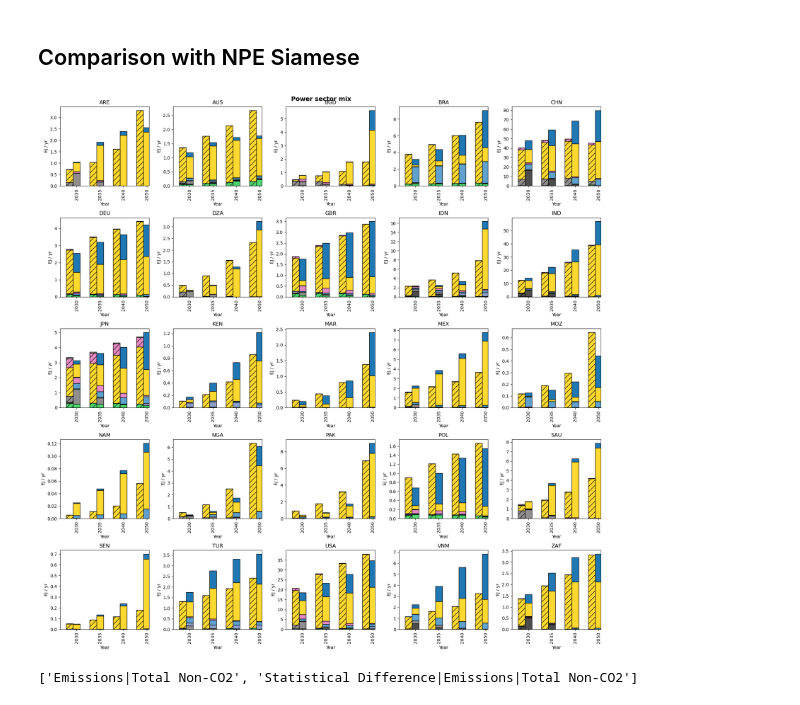
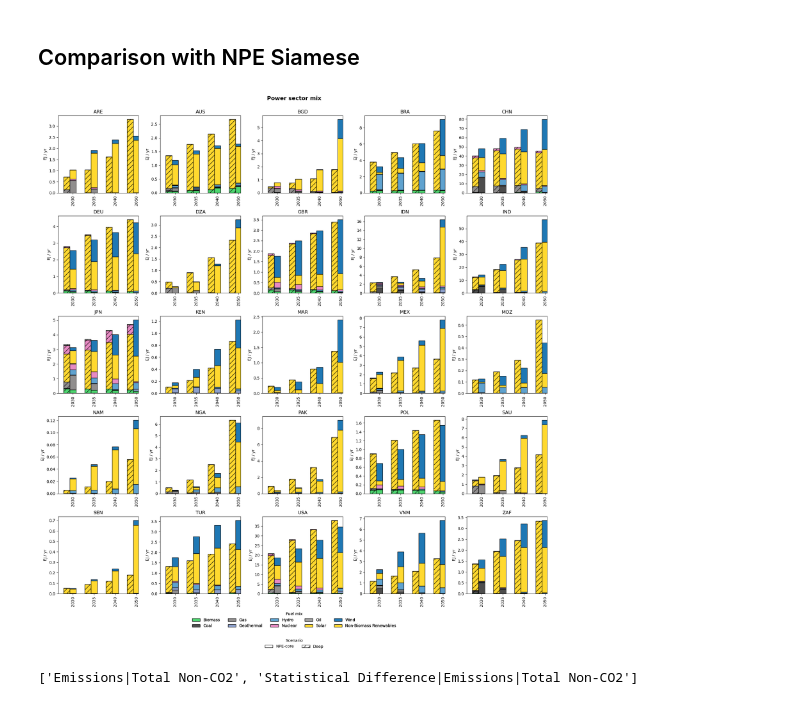
Before and after one commit to fabiosferra/DSCALE, a Jupyter notebook: notebook/explore_power.ipynb, the cells around one changed output. Drawn from its saved outputs; the diff is of its cells as text; code cells hidden in the pictures.

```diff
--- a/notebook/explore_power.ipynb
+++ b/notebook/explore_power.ipynb
@@ -311,15 +315,15 @@ f, axes = plt.subplots(nrows=5,ncols=5,figsize=(18,18))
 wns_vars = [elec('Coal'),elec('Gas')]
 
 for count, ax in enumerate(axes.ravel()[:]):
-    dscale_results.filter(scenario='NPE-core',region=IKEA_ISOS[count],variable=wns_vars,year=range(2010,2051)).plot(ax=ax)
-    hist_data_iea.filter(region=IKEA_ISOS[count],variable=wns_vars,year=range(2010,2025)).plot(ax=ax,color='k')
+    dscale_results.filter(scenario='NPE-core',region=IKEA_ISOS[count],variable=wns_vars,year=range(2010,2051)).plot(ax=ax, linestyle="variable")
+    hist_data_iea.filter(region=IKEA_ISOS[count],variable=wns_vars,year=range(2010,2025)).plot(ax=ax,color='k', linestyle = "variable")
     ax.axvline(x=2020,color='k',ls='--')
     ax.axhline(y=0,color='k',ls='-')
     ax.set_title(IKEA_ISOS[count])
     ax.legend([])
 
 
-f.suptitle('Coal and gas power sector transition',fontsize=14,fontweight='bold')
+f.suptitle('Coal and gas power sector transition',fontsize=14,fontweight='bold', y=1)
 f.legend(['Coal','Gas'],ncols=2)
 plt.tight_layout()
 # %% [output]
@@ -472,35 +412,62 @@ plt.tight_layout()
 
 f, axes = plt.subplots(nrows=5, ncols=5, figsize=(18, 18))
 
 # colors = [color_map[v] for v in power_mix_var]
 
 for count, ax in enumerate(axes.ravel()):
 
     dscale_results.filter(
         year = [2030,2035,2040,2050],
         scenario='NPE-core',
         region=IKEA_ISOS[count],
         variable=power_mix_var[:-1]
     ).plot.bar(stacked=True, ax=ax, width=0.3, edgecolor="k")
 
     npe_siamese.filter(
         year = [2030,2035,2040,2050],
         variable = power_mix_var,
         region = IKEA_ISOS[count],
         scenario = "*Deep*"
     ).plot.bar(stacked=True, ax = ax, position=1.5, width=0.3, hatch="//", edgecolor="k")
 
     # ax.axvline(x=2020, color='k', ls='--')
     ax.set_title(IKEA_ISOS[count])
+    ax.set_xlabel("")
     ax.legend().remove()
     # ax.set_xlim(2020,2060)
 
+# LEGEND
+# Technology legend
+leg1 = f.legend(
+    handles=tech_handles,
+    loc="lower center",
+    ncol=5,
+    frameon=False,
+    bbox_to_anchor=(0.5, -0.04),
+    title="Fuel mix"
+)
 
-f.suptitle('Power sector mix',fontsize=14,fontweight='bold')
+# Scenario legend
+leg2 = f.legend(
+    handles=scenario_handles,
+    loc="lower center",
+    ncol=2,
+    frameon=False,
+    bbox_to_anchor=(0.5, -0.08),
+    title="Scenario"
+)
+
+# Ensure both legends stay visible
+f.add_artist(leg1)
+
+
+f.suptitle('Power sector mix',fontsize=14,fontweight='bold', y =1)
+# f.legend(ncols=4,loc='center',bbox_to_anchor=[0.5,-0.05])
+
 # f.legend()
 plt.tight_layout()
 # %% [output]
-[figure, old version]
+[figure, new version]
 # %%
 dscale_results.filter(variable="*Non-CO2*").variable
 # %% [output]
```
Also changed, not shown: parts of 18 cells of this notebook.
